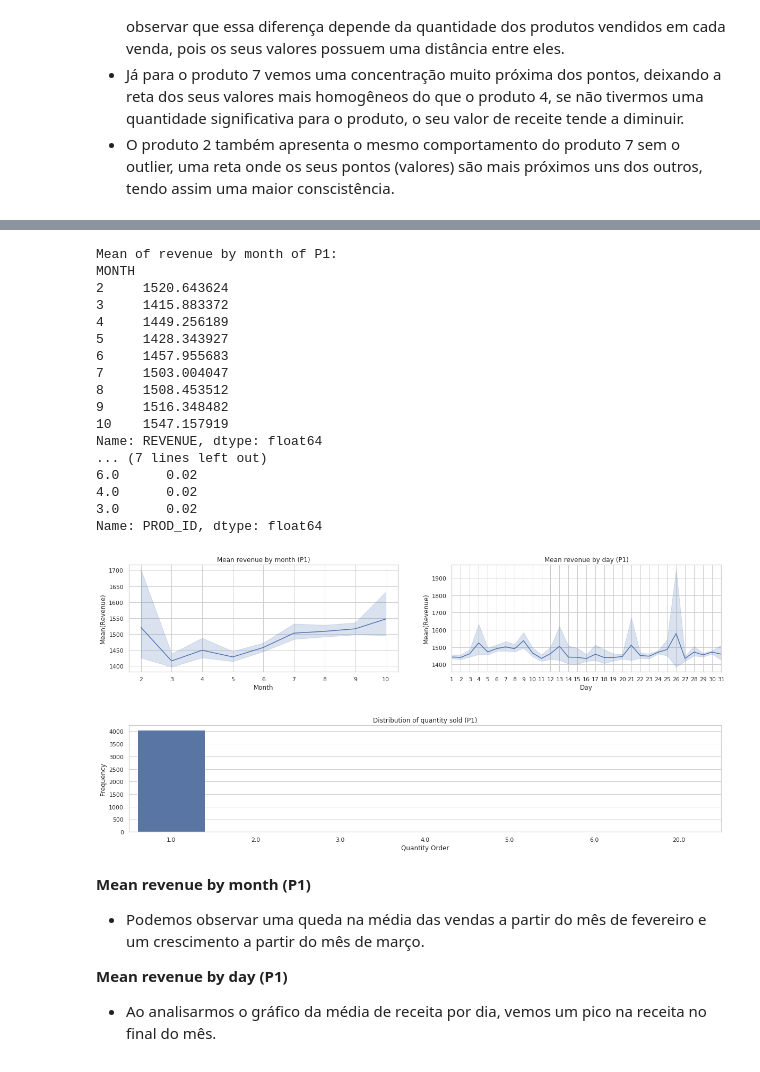
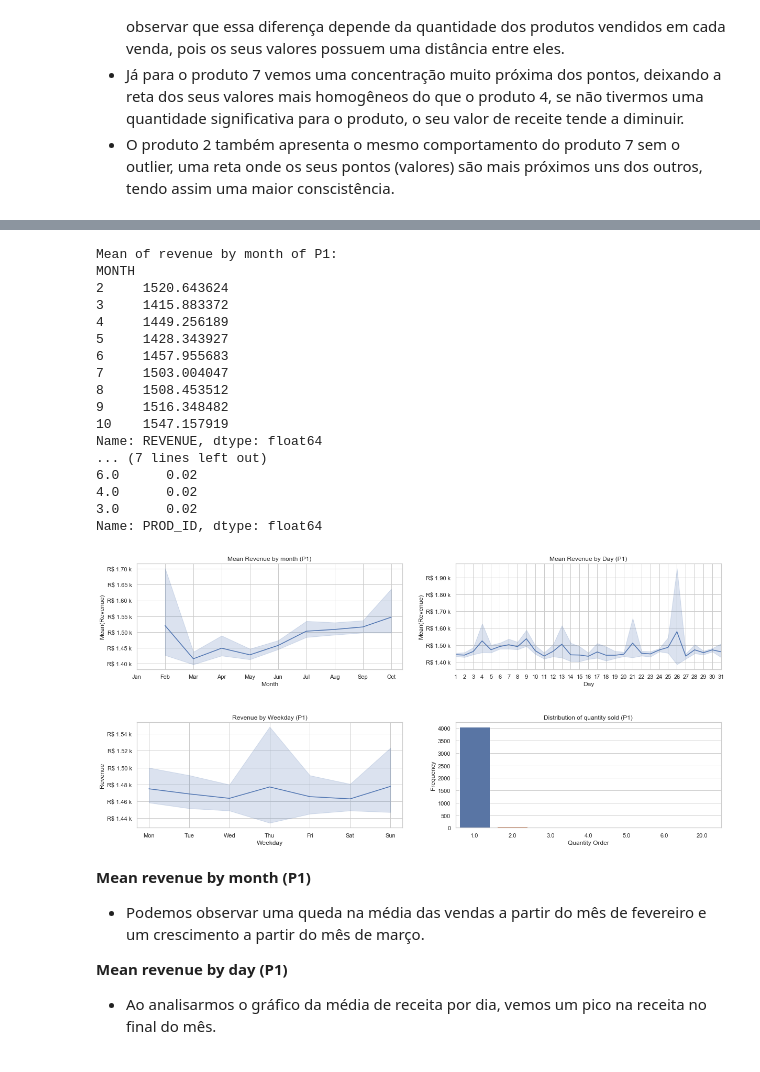
Before and after one commit to lsnascimento/challenge, a Jupyter notebook: work.ipynb, the cells around one changed output, grey strips where cells are left out. Drawn from its saved outputs; the diff is of its cells as text; code cells hidden in the pictures.

```diff
--- a/work.ipynb
+++ b/work.ipynb
@@ -38,0 +45,4 @@ df_comp.set_index('DATE_EXTRACTION', inplace=True)
+# %%
+__months__ = np.arange(10) + 1
+__days__ = np.arange(31) + 1
+__weekdays__ = np.arange(7)
@@ -197,12 +210,12 @@ def y_fmt_frequency(tick_val, pos):
 def y_fmt_value(tick_val, pos):
     if int(tick_val) > 1000000:
         val = int(tick_val) / 1000000
-        return 'R$ %1.1f M' % val
+        return 'R$ %1.2f M' % val
     elif int(tick_val) > 1000:
         val = int(tick_val) / 1000
-        return 'R$ %1.1f k' % val
+        return 'R$ %1.2f k' % val
 
-    return 'R$ %.1f' % tick_val
+    return 'R$ %1.2f' % tick_val
 # %%
 def set_month(x):
     month = 'Dec'
@@ -237,4 +250,10 @@ def set_payment_type(x):
         return f'Deferred Payment ({x})'
     else:
         return f'Immediate Payment ({x})'
+# %%
+def get_weekday():
+    return ['Mon', 'Tue', 'Wed', 'Thu', 'Fri', 'Sat', 'Sun']
+# %%
+def get_month():
+    return ['Jan', 'Feb', 'Mar', 'Apr', 'May', 'Jun', 'Jul', 'Aug', 'Sep', 'Oct', 'Nov', 'Dec']
 # %% [markdown]
@@ -500,55 +514,63 @@ print(
 
 plt.figure(figsize=(20, 8))
 
 plt.subplots_adjust(hspace=0.5, top=1)
 
-plt.subplot(221)
-sns.lineplot(x='MONTH', y='REVENUE', data=df_sales_p1)
+ax1 = plt.subplot(221)
+ax2 = plt.subplot(222)
+ax3 = plt.subplot(223)
+ax4 = plt.subplot(224)
 
-plt.title('Mean revenue by month (P1)')
-plt.xlabel('Month')
-plt.ylabel('Mean(Revenue)')
+ax1.yaxis.set_major_formatter(FuncFormatter(y_fmt_value))
+ax2.yaxis.set_major_formatter(FuncFormatter(y_fmt_value))
+ax3.yaxis.set_major_formatter(FuncFormatter(y_fmt_value))
 
-plt.subplot(222)
-sns.lineplot(x='DAY', y='REVENUE', data=df_sales_p1)
+sns.lineplot(x='MONTH', y='REVENUE', data=df_sales_p1, ax=ax1)
+ax1.set_title('Mean Revenue by month (P1)')
+ax1.set_xlabel('Month')
+ax1.set_ylabel('Mean(Revenue)')
+ax1.set_xticks(__months__)
+ax1.set_xticklabels(get_month())
 
-x = (np.arange(df_sales_p1.DAY.max()) + 1).astype(str)
+sns.lineplot(x='DAY', y='REVENUE', data=df_sales_p1, ax=ax2)
+ax2.set_title('Mean Revenue by Day (P1)')
+ax2.set_xlabel('Day')
+ax2.set_ylabel('Mean(Revenue)')
+ax2.set_xlim((1, 31))
+ax2.set_xticks(__days__)
 
-plt.title('Mean revenue by day (P1)')
-plt.xlabel('Day')
-plt.ylabel('Mean(Revenue)')
+sns.lineplot(x='WEEKDAY', y='REVENUE', data=df_sales_p1, ax=ax3)
+ax3.set_title('Revenue by Weekday (P1)')
+ax3.set_xlabel('Weekday')
+ax3.set_ylabel('Revenue')
+ax3.set_xticks(__weekdays__)
+ax3.set_xticklabels(get_weekday())
 
-plt.xlim((1, df_sales_p1.DAY.max()))
-plt.xticks(np.arange(df_sales_p1.DAY.max())+1, x)
-
-plt.subplot(212)
-
-sns.countplot(df_sales_p1['QTY_ORDER'])
-
-plt.title('Distribution of quantity sold (P1)')
-plt.xlabel('Quantity Order')
-plt.ylabel('Frequency')
+sns.countplot(df_sales_p1['QTY_ORDER'], ax=ax4)
+ax4.set_title('Distribution of Quantity Sold (P1)')
+ax4.set_xlabel('Quantity Order')
+ax4.set_ylabel('Frequency')
 
 plt.show()
 # %% [output]
 Mean of revenue by month of P1:
 MONTH
 2     1520.643624
 3     1415.883372
 4     1449.256189
 5     1428.343927
 6     1457.955683
 7     1503.004047
 8     1508.453512
 9     1516.348482
 10    1547.157919
 Name: REVENUE, dtype: float64
 ... (7 lines left out)
 6.0      0.02
 4.0      0.02
 3.0      0.02
 Name: PROD_ID, dtype: float64
-[figure, old version]
+[figure, new version]
 # %% [markdown]
 **Mean revenue by month (P1)**
 - Podemos observar uma queda na média das vendas a partir do mês de fevereiro e um crescimento a partir do mês de março.
```
Also changed, not shown: parts of 46 cells of this notebook.
